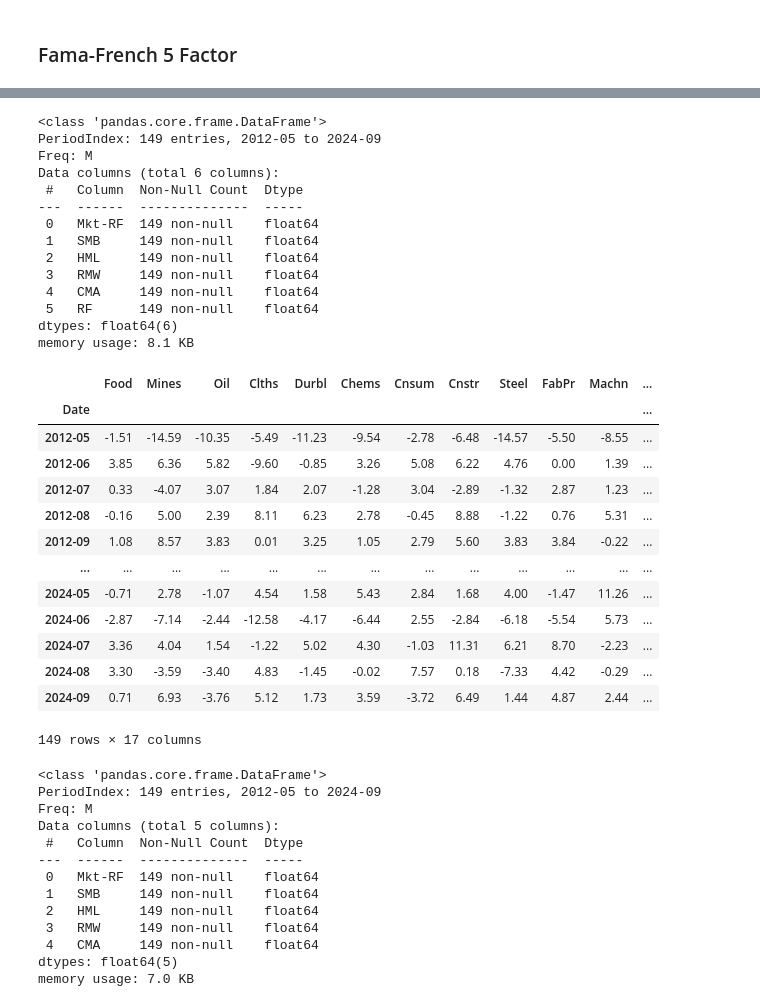
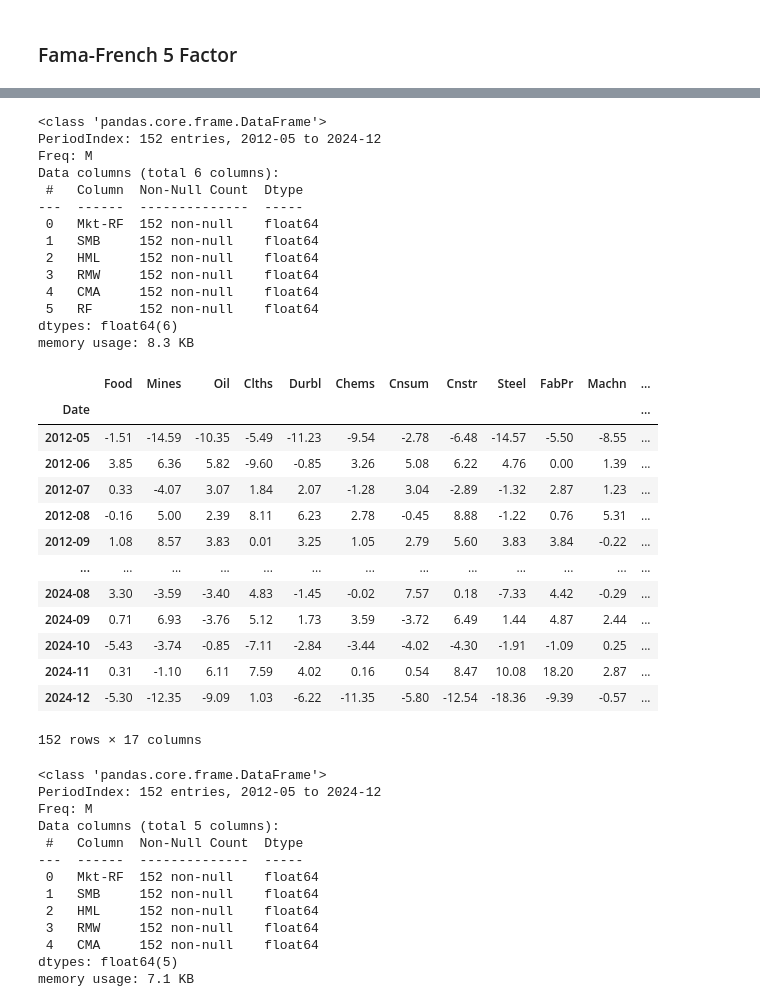
Before and after one commit to seunghee-lee/Portfolio, a Jupyter notebook: Real_Data_Statistics.ipynb, the cells around one changed output, grey strips where cells are left out. Drawn from its saved outputs; the diff is of its cells as text; code cells hidden in the pictures.

```diff
--- a/Real_Data_Statistics.ipynb
+++ b/Real_Data_Statistics.ipynb
@@ -740,59 +770,59 @@ from linearmodels.asset_pricing import LinearFactorModel
 import yfinance as yf
 import plotly.graph_objects as go
 # %%
-ff_factor_data = web.DataReader('F-F_Research_Data_5_Factors_2x3', 'famafrench', start='2012-05', end='2024-09')[0]
+ff_factor_data = web.DataReader('F-F_Research_Data_5_Factors_2x3', 'famafrench', start='2012-05', end='2024-12')[0]
 ff_factor_data.info()
 # %% [output]
 <class 'pandas.core.frame.DataFrame'>
-PeriodIndex: 149 entries, 2012-05 to 2024-09
+PeriodIndex: 152 entries, 2012-05 to 2024-12
 Freq: M
 Data columns (total 6 columns):
  #   Column  Non-Null Count  Dtype
 ---  ------  --------------  -----
- 0   Mkt-RF  149 non-null    float64
- 1   SMB     149 non-null    float64
- 2   HML     149 non-null    float64
- 3   RMW     149 non-null    float64
- 4   CMA     149 non-null    float64
- 5   RF      149 non-null    float64
+ 0   Mkt-RF  152 non-null    float64
+ 1   SMB     152 non-null    float64
+ 2   HML     152 non-null    float64
+ 3   RMW     152 non-null    float64
+ 4   CMA     152 non-null    float64
+ 5   RF      152 non-null    float64
 dtypes: float64(6)
-memory usage: 8.1 KB
+memory usage: 8.3 KB
 # %%
-ff_portfolio_data = web.DataReader('17_Industry_Portfolios', 'famafrench', start='2012-05', end='2024-09')[0]
+ff_portfolio_data = web.DataReader('17_Industry_Portfolios', 'famafrench', start='2012-05', end='2024-12')[0]
 ff_portfolio_data = ff_portfolio_data.sub(ff_factor_data.RF, axis=0) #리스크 프리미엄 계산: 섹터별 수익률 - 무위험 수익률
 ff_portfolio_data
 # %% [output]
 |  | Food | Mines | Oil | Clths | Durbl | Chems | Cnsum | Cnstr | Steel | FabPr | Machn | ... |
 | Date |  |  |  |  |  |  |  |  |  |  |  | ... |
 | 2012-05 | -1.51 | -14.59 | -10.35 | -5.49 | -11.23 | -9.54 | -2.78 | -6.48 | -14.57 | -5.50 | -8.55 | ... |
 | 2012-06 | 3.85 | 6.36 | 5.82 | -9.60 | -0.85 | 3.26 | 5.08 | 6.22 | 4.76 | 0.00 | 1.39 | ... |
 | 2012-07 | 0.33 | -4.07 | 3.07 | 1.84 | 2.07 | -1.28 | 3.04 | -2.89 | -1.32 | 2.87 | 1.23 | ... |
 | 2012-08 | -0.16 | 5.00 | 2.39 | 8.11 | 6.23 | 2.78 | -0.45 | 8.88 | -1.22 | 0.76 | 5.31 | ... |
 | 2012-09 | 1.08 | 8.57 | 3.83 | 0.01 | 3.25 | 1.05 | 2.79 | 5.60 | 3.83 | 3.84 | -0.22 | ... |
 | ... | ... | ... | ... | ... | ... | ... | ... | ... | ... | ... | ... | ... |
-| 2024-05 | -0.71 | 2.78 | -1.07 | 4.54 | 1.58 | 5.43 | 2.84 | 1.68 | 4.00 | -1.47 | 11.26 | ... |
-| 2024-06 | -2.87 | -7.14 | -2.44 | -12.58 | -4.17 | -6.44 | 2.55 | -2.84 | -6.18 | -5.54 | 5.73 | ... |
-| 2024-07 | 3.36 | 4.04 | 1.54 | -1.22 | 5.02 | 4.30 | -1.03 | 11.31 | 6.21 | 8.70 | -2.23 | ... |
 | 2024-08 | 3.30 | -3.59 | -3.40 | 4.83 | -1.45 | -0.02 | 7.57 | 0.18 | -7.33 | 4.42 | -0.29 | ... |
 | 2024-09 | 0.71 | 6.93 | -3.76 | 5.12 | 1.73 | 3.59 | -3.72 | 6.49 | 1.44 | 4.87 | 2.44 | ... |
+| 2024-10 | -5.43 | -3.74 | -0.85 | -7.11 | -2.84 | -3.44 | -4.02 | -4.30 | -1.91 | -1.09 | 0.25 | ... |
+| 2024-11 | 0.31 | -1.10 | 6.11 | 7.59 | 4.02 | 0.16 | 0.54 | 8.47 | 10.08 | 18.20 | 2.87 | ... |
+| 2024-12 | -5.30 | -12.35 | -9.09 | 1.03 | -6.22 | -11.35 | -5.80 | -12.54 | -18.36 | -9.39 | -0.57 | ... |
-149 rows × 17 columns
+152 rows × 17 columns
 # %%
 ff_factor_data = ff_factor_data.drop('RF',axis=1)
 ff_factor_data.info()
 # %% [output]
 <class 'pandas.core.frame.DataFrame'>
-PeriodIndex: 149 entries, 2012-05 to 2024-09
+PeriodIndex: 152 entries, 2012-05 to 2024-12
 Freq: M
 Data columns (total 5 columns):
  #   Column  Non-Null Count  Dtype
 ---  ------  --------------  -----
- 0   Mkt-RF  149 non-null    float64
- 1   SMB     149 non-null    float64
- 2   HML     149 non-null    float64
- 3   RMW     149 non-null    float64
- 4   CMA     149 non-null    float64
+ 0   Mkt-RF  152 non-null    float64
+ 1   SMB     152 non-null    float64
+ 2   HML     152 non-null    float64
+ 3   RMW     152 non-null    float64
+ 4   CMA     152 non-null    float64
 dtypes: float64(5)
-memory usage: 7.0 KB
+memory usage: 7.1 KB
 # %%
 dt=ff_factor_data
 dt.to_csv('ffdata.csv')
```
Also changed, not shown: parts of 39 cells of this notebook.
